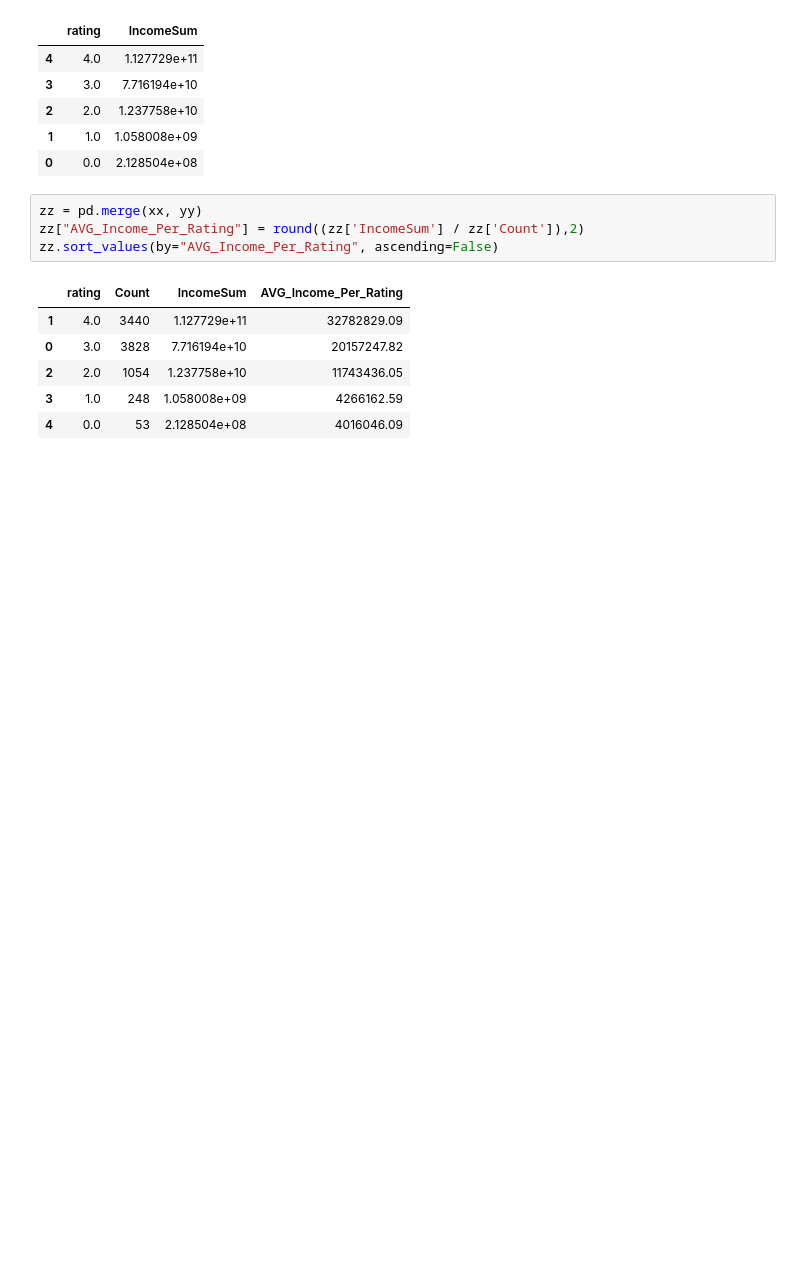
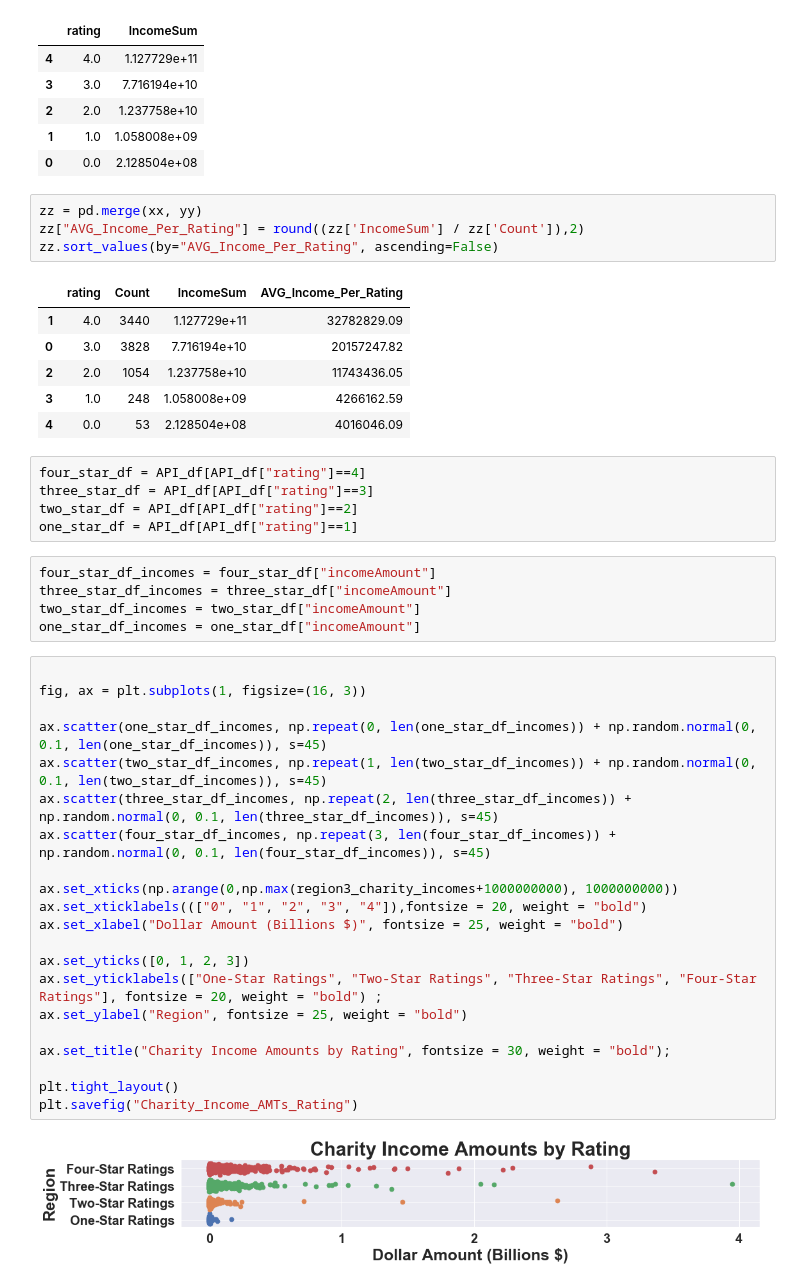
Before and after one commit to jackvessa/Capstone1_Givz_EDA, a Jupyter notebook: Charity_Navigator_Data_CSV.ipynb, the cells around one changed output. Cells and saved outputs as stored; diff of their text form; blank space fills up the shorter version.

```diff
--- a/Charity_Navigator_Data_CSV.ipynb
+++ b/Charity_Navigator_Data_CSV.ipynb
@@ -689,3 +710,36 @@ zz.sort_values(by="AVG_Income_Per_Rating", ascending=False)
 | 2 | 2.0 | 1054 | 1.237758e+10 | 11743436.05 |
 | 3 | 1.0 | 248 | 1.058008e+09 | 4266162.59 |
 | 4 | 0.0 | 53 | 2.128504e+08 | 4016046.09 |
+# %%
+four_star_df = API_df[API_df["rating"]==4]
+three_star_df = API_df[API_df["rating"]==3]
+two_star_df = API_df[API_df["rating"]==2]
+one_star_df = API_df[API_df["rating"]==1]
+# %%
+four_star_df_incomes = four_star_df["incomeAmount"]
+three_star_df_incomes = three_star_df["incomeAmount"]
+two_star_df_incomes = two_star_df["incomeAmount"]
+one_star_df_incomes = one_star_df["incomeAmount"]
+# %%
+
+fig, ax = plt.subplots(1, figsize=(16, 3))
+
+ax.scatter(one_star_df_incomes, np.repeat(0, len(one_star_df_incomes)) + np.random.normal(0, 0.1, len(one_star_df_incomes)), s=45)
+ax.scatter(two_star_df_incomes, np.repeat(1, len(two_star_df_incomes)) + np.random.normal(0, 0.1, len(two_star_df_incomes)), s=45)
+ax.scatter(three_star_df_incomes, np.repeat(2, len(three_star_df_incomes)) + np.random.normal(0, 0.1, len(three_star_df_incomes)), s=45)
+ax.scatter(four_star_df_incomes, np.repeat(3, len(four_star_df_incomes)) + np.random.normal(0, 0.1, len(four_star_df_incomes)), s=45)
+
+ax.set_xticks(np.arange(0,np.max(region3_charity_incomes+1000000000), 1000000000))
+ax.set_xticklabels((["0", "1", "2", "3", "4"]),fontsize = 20, weight = "bold")
+ax.set_xlabel("Dollar Amount (Billions $)", fontsize = 25, weight = "bold")
+
+ax.set_yticks([0, 1, 2, 3])
+ax.set_yticklabels(["One-Star Ratings", "Two-Star Ratings", "Three-Star Ratings", "Four-Star Ratings"], fontsize = 20, weight = "bold") ;
+ax.set_ylabel("Region", fontsize = 25, weight = "bold")
+
+ax.set_title("Charity Income Amounts by Rating", fontsize = 30, weight = "bold");
+
+plt.tight_layout()
+plt.savefig("Charity_Income_AMTs_Rating")
+# %% [output]
+[figure, added]
```
Also changed, not shown: parts of 15 cells of this notebook.
